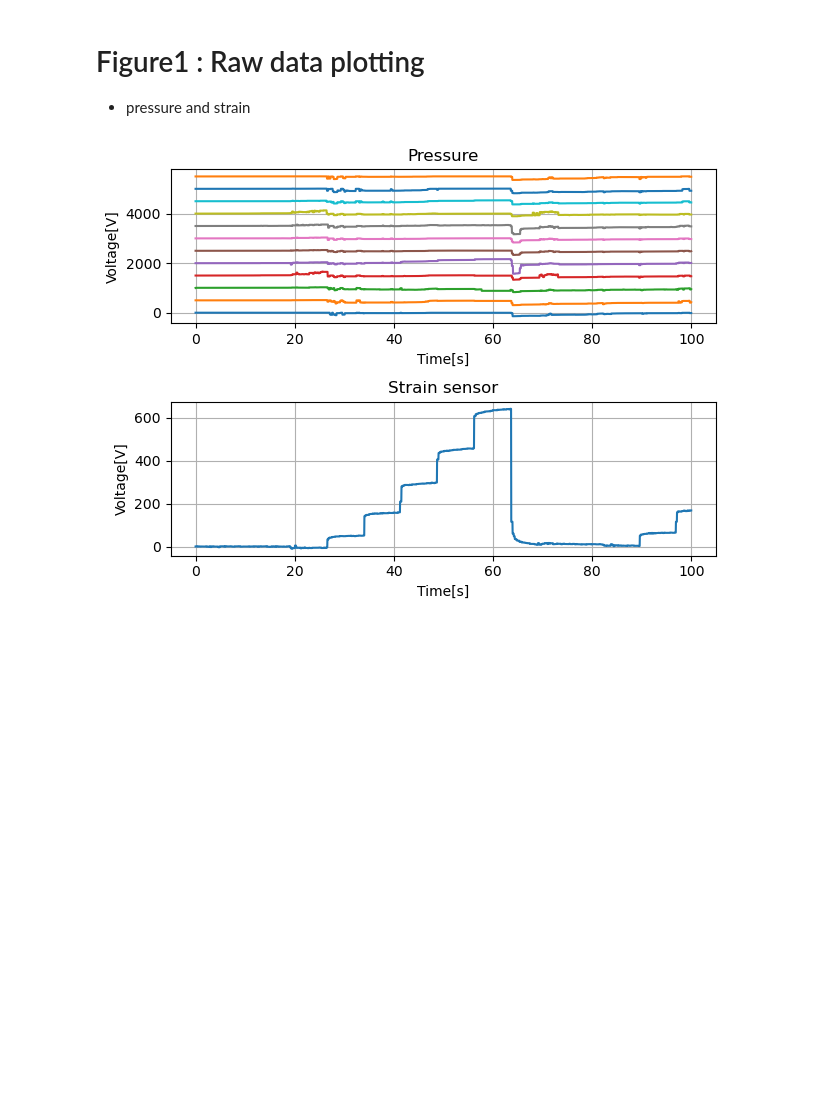
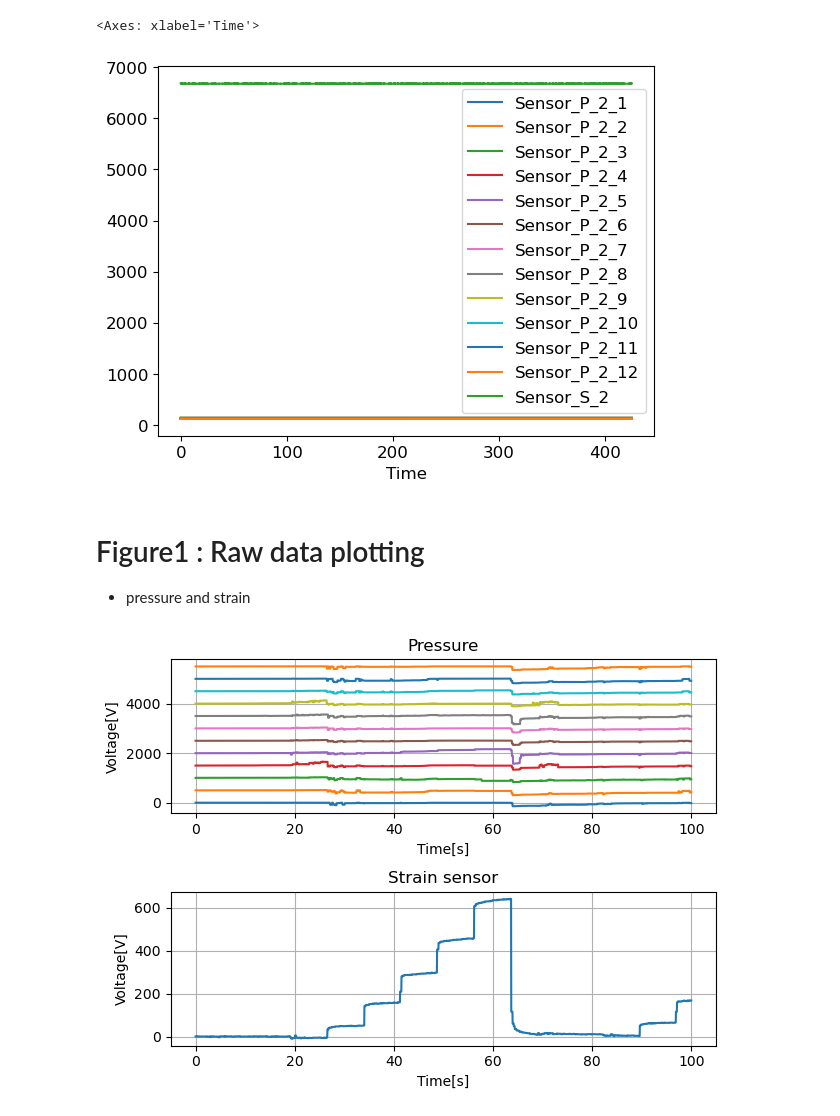
Before and after one commit to hunissweet/External_force, a Jupyter notebook: plot_figure.ipynb, the cells around one changed output. Drawn from its saved outputs; the diff is of its cells as text; code cells hidden in the pictures; blank space fills up the shorter version.

```diff
--- a/plot_figure.ipynb
+++ b/plot_figure.ipynb
@@ -98,0 +148,5 @@ Total_dataset['Time']=x_val
+# %%
+Total_dataset.plot(x='Time',y=left_finger_sensor)
+# %% [output]
+<Axes: xlabel='Time'>
+[figure, added]
```
Also changed, not shown: parts of 6 cells of this notebook, 1 other file.
